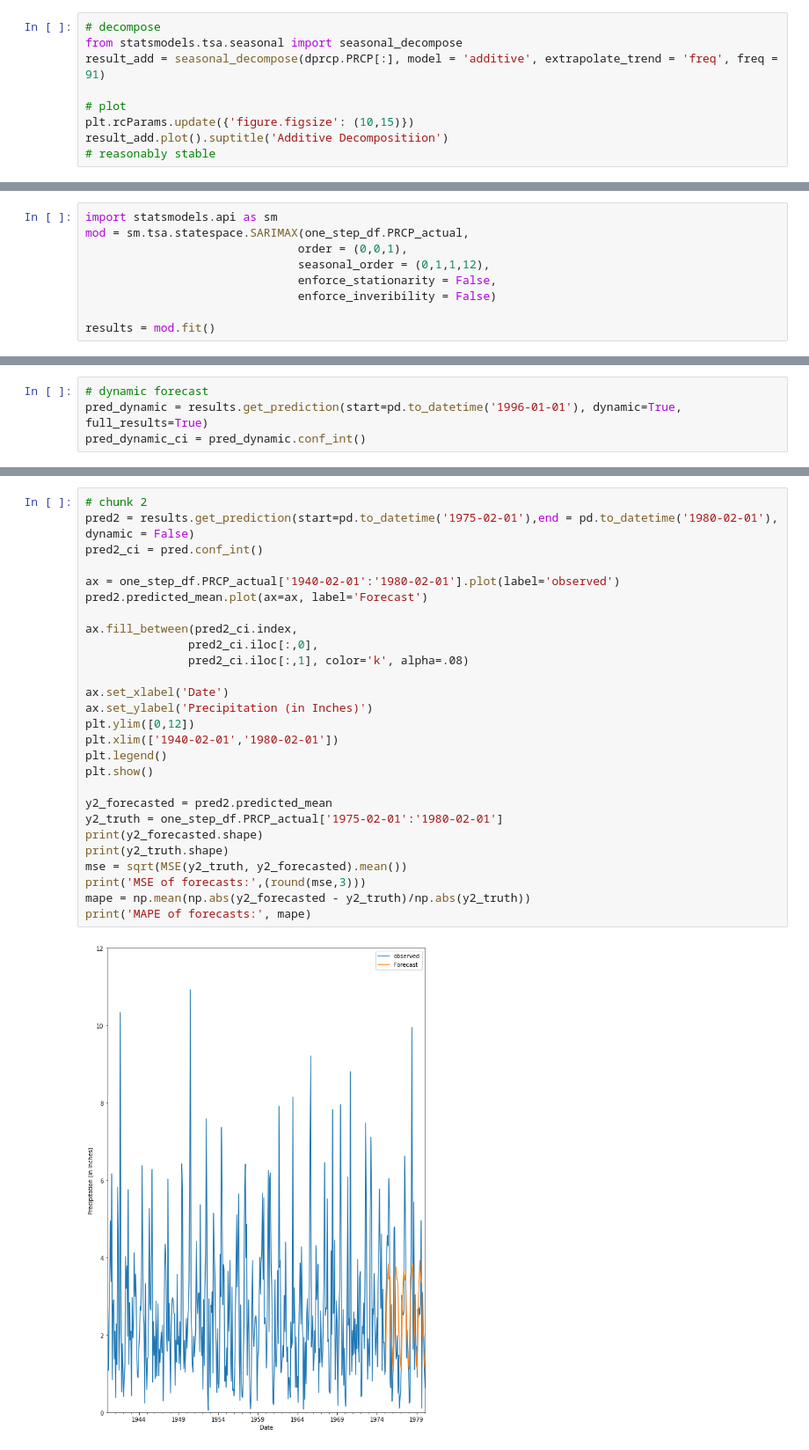
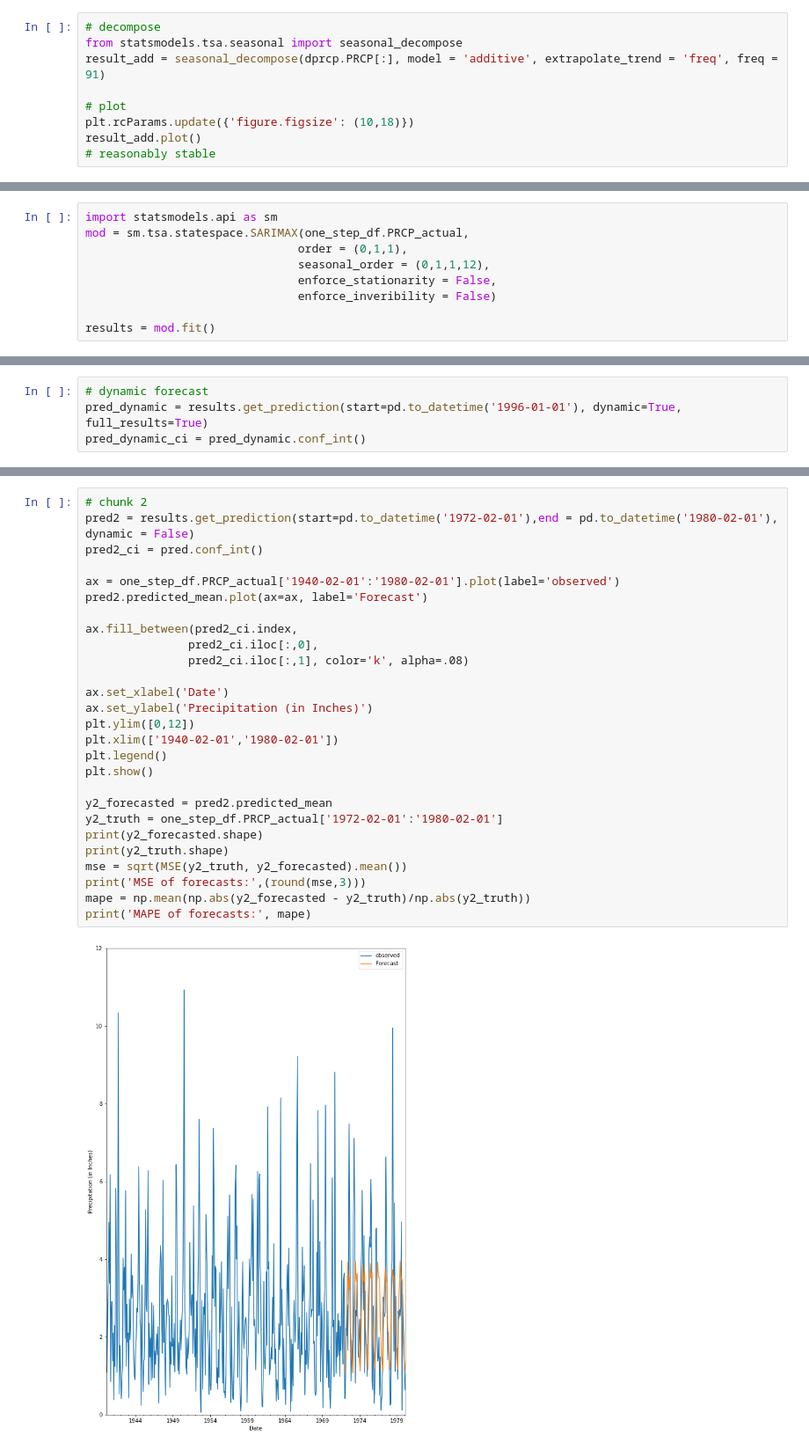
Before and after one commit to nathanasiou/weather-ML, a Jupyter notebook: model-SARIMA.ipynb, the cells around one changed output, grey strips where cells are left out. Shown at 88% size. Cells and saved outputs as stored; diff of their text form.

```diff
--- a/model-SARIMA.ipynb
+++ b/model-SARIMA.ipynb
@@ -75,7 +77,7 @@ from statsmodels.tsa.seasonal import seasonal_decompose
 result_add = seasonal_decompose(dprcp.PRCP[:], model = 'additive', extrapolate_trend = 'freq', freq = 91)
 
 # plot
-plt.rcParams.update({'figure.figsize': (10,15)})
-result_add.plot().suptitle('Additive Decompositiion')
+plt.rcParams.update({'figure.figsize': (10,18)})
+result_add.plot()
 # reasonably stable
 # %% [output]
@@ -168,7 +170,7 @@ SARIMA(1, 1, 1)x(1, 1, 1, 12)12 - AIC:5549.767815604442
 # %%
 import statsmodels.api as sm
 mod = sm.tsa.statespace.SARIMAX(one_step_df.PRCP_actual,
-                               order = (0,0,1),
+                               order = (0,1,1),
                                seasonal_order = (0,1,1,12),
                                enforce_stationarity = False,
                                enforce_inveribility = False)
@@ -298,29 +304,29 @@ MAPE of forecasts: 0.8521077402879889
 # %%
 # chunk 2
-pred2 = results.get_prediction(start=pd.to_datetime('1975-02-01'),end = pd.to_datetime('1980-02-01'), dynamic = False)
+pred2 = results.get_prediction(start=pd.to_datetime('1972-02-01'),end = pd.to_datetime('1980-02-01'), dynamic = False)
 pred2_ci = pred.conf_int()
 
 ax = one_step_df.PRCP_actual['1940-02-01':'1980-02-01'].plot(label='observed')
 pred2.predicted_mean.plot(ax=ax, label='Forecast')
 
 ax.fill_between(pred2_ci.index,
                pred2_ci.iloc[:,0],
                pred2_ci.iloc[:,1], color='k', alpha=.08)
 
 ax.set_xlabel('Date')
 ax.set_ylabel('Precipitation (in Inches)')
 plt.ylim([0,12])
 plt.xlim(['1940-02-01','1980-02-01'])
 plt.legend()
 plt.show()
 
 y2_forecasted = pred2.predicted_mean
-y2_truth = one_step_df.PRCP_actual['1975-02-01':'1980-02-01']
+y2_truth = one_step_df.PRCP_actual['1972-02-01':'1980-02-01']
 print(y2_forecasted.shape)
 print(y2_truth.shape)
 mse = sqrt(MSE(y2_truth, y2_forecasted).mean())
 print('MSE of forecasts:',(round(mse,3)))
 mape = np.mean(np.abs(y2_forecasted - y2_truth)/np.abs(y2_truth))
 print('MAPE of forecasts:', mape)
 # %% [output]
-[figure, old version]
+[figure, new version]
```
Also changed, not shown: parts of 11 cells of this notebook, 3 other files.
